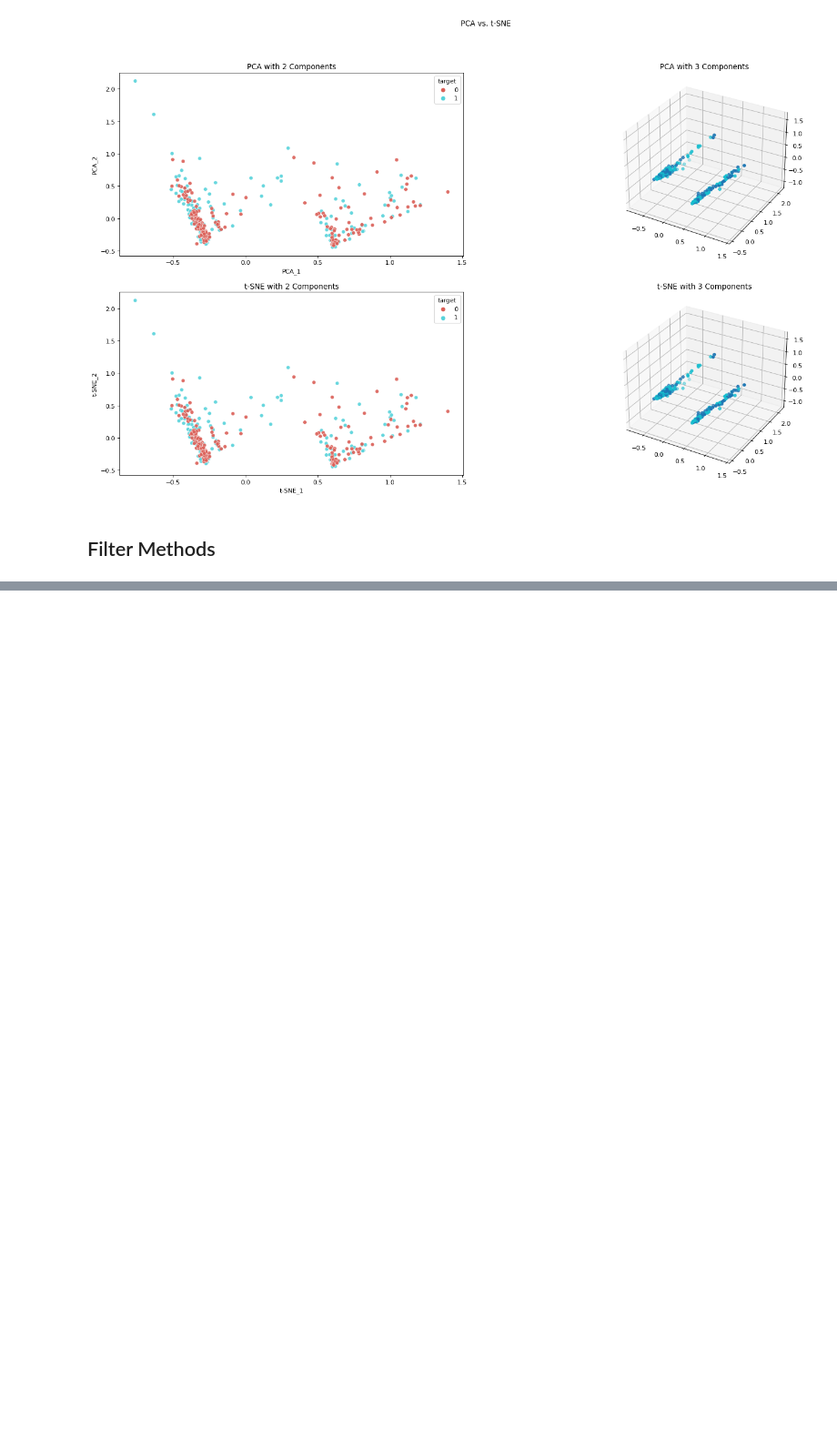
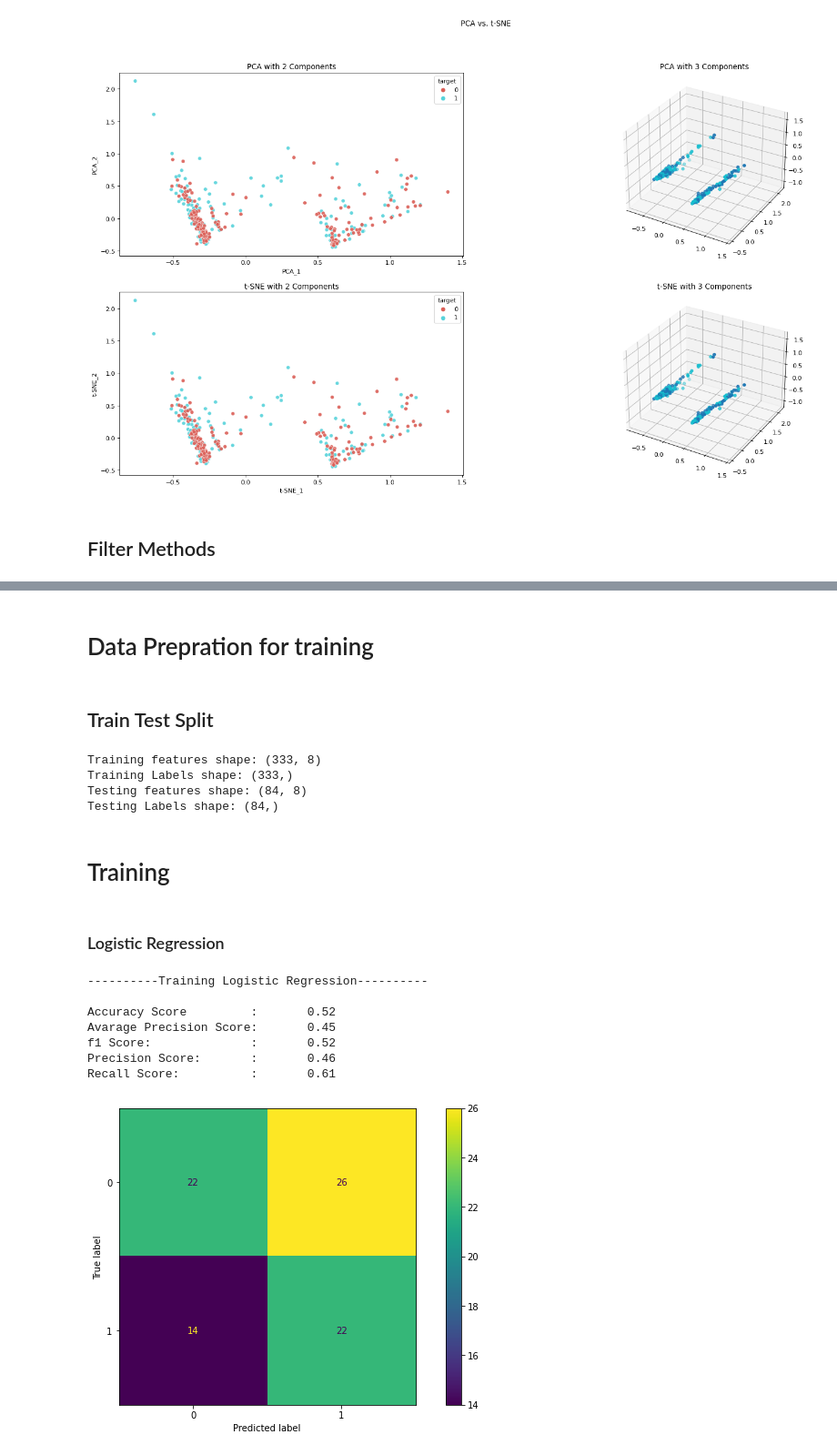
Before and after one commit to IbtihajT/Pre-employment_tests, a Jupyter notebook: PML_RMC_Peshawar/main.ipynb, the cells around one changed output, grey strips where cells are left out. Shown at 91% size. Drawn from its saved outputs; the diff is of its cells as text; code cells hidden in the pictures; blank space fills up the shorter version.

```diff
--- a/PML_RMC_Peshawar/main.ipynb
+++ b/PML_RMC_Peshawar/main.ipynb
@@ -471,0 +274,12 @@ for name, result in zip(names, results):
+# %%
+# Set threshold for feature selection
+ig_threshold = 0.01
+fish_threshold = 0.005
+
+# Get feature names from both strategies
+information_gain_selected_features = set(information_gain_fi[information_gain_fi >= ig_threshold].index.tolist())
+fishers_score_selected_features = set(fisher_score_fi[fisher_score_fi >= fish_threshold].index.tolist())
+
+# Find the Common feature
+selected_features = information_gain_selected_features.intersection(fishers_score_selected_features)
+selected_features
@@ -471,0 +295,59 @@ for name, result in zip(names, results):
+# %% [markdown]
+# Data Prepration for training
+# %% [markdown]
+## Train Test Split
+# %%
+# Split the data in train_set and test_set
+X_train, X_test, y_train, y_test = train_test_split(features[selected_features].values, targets.values, test_size=0.2)
+
+print(f"Training features shape: {X_train.shape}")
+print(f"Training Labels shape: {y_train.shape}")
+print(f"Testing features shape: {X_test.shape}")
+print(f"Testing Labels shape: {y_test.shape}")
+# %% [output]
+Training features shape: (333, 8)
+Training Labels shape: (333,)
+Testing features shape: (84, 8)
+Testing Labels shape: (84,)
+# %% [markdown]
+# Training
+# %% [markdown]
+### Logistic Regression
+# %%
+# 1) Logistic Regression
+
+classifier = LogisticRegression(C=1.0, penalty="l2", max_iter=1000)
+print()
+print("----------Training Logistic Regression----------")
+print()
+classifier.fit(X_train, y_train)
+
+# Pridiciton of Testset
+y_pred = classifier.predict(X_test)
+
+# Confusion Matrix
+acc_score = accuracy_score(y_test, y_pred)
+apc = average_precision_score(y_test, y_pred)
+f1 = f1_score(y_test, y_pred)
+ps = precision_score(y_test, y_pred)
+rs = recall_score(y_test, y_pred)
+cm = confusion_matrix(y_test, y_pred)
+
+print('{:<23}: {:>10.2f}'.format('Accuracy Score', acc_score), sep='')
+print('{:<23}: {:>10.2f}'.format('Avarage Precision Score', apc), sep='')
+print('{:<23}: {:>10.2f}'.format('f1 Score:', f1), sep='')
+print('{:<23}: {:>10.2f}'.format('Precision Score:', ps), sep='')
+print('{:<23}: {:>10.2f}'.format('Recall Score:', rs), sep='')
+print()
+
+plot_confusion_matrix(classifier, X_test, y_test)
+plt.show()
+# %% [output]
+----------Training Logistic Regression----------
+
+Accuracy Score         :       0.52
+Avarage Precision Score:       0.45
+f1 Score:              :       0.52
+Precision Score:       :       0.46
+Recall Score:          :       0.61
+[figure, added]
```
Also changed, not shown: parts of 39 cells of this notebook.
